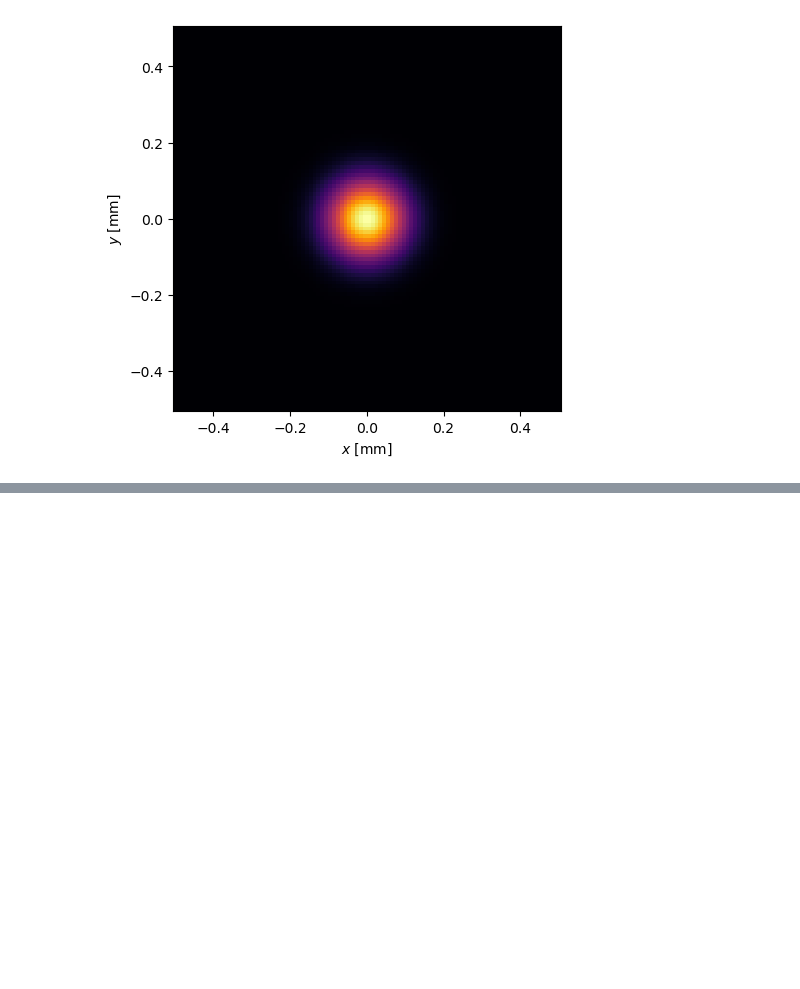
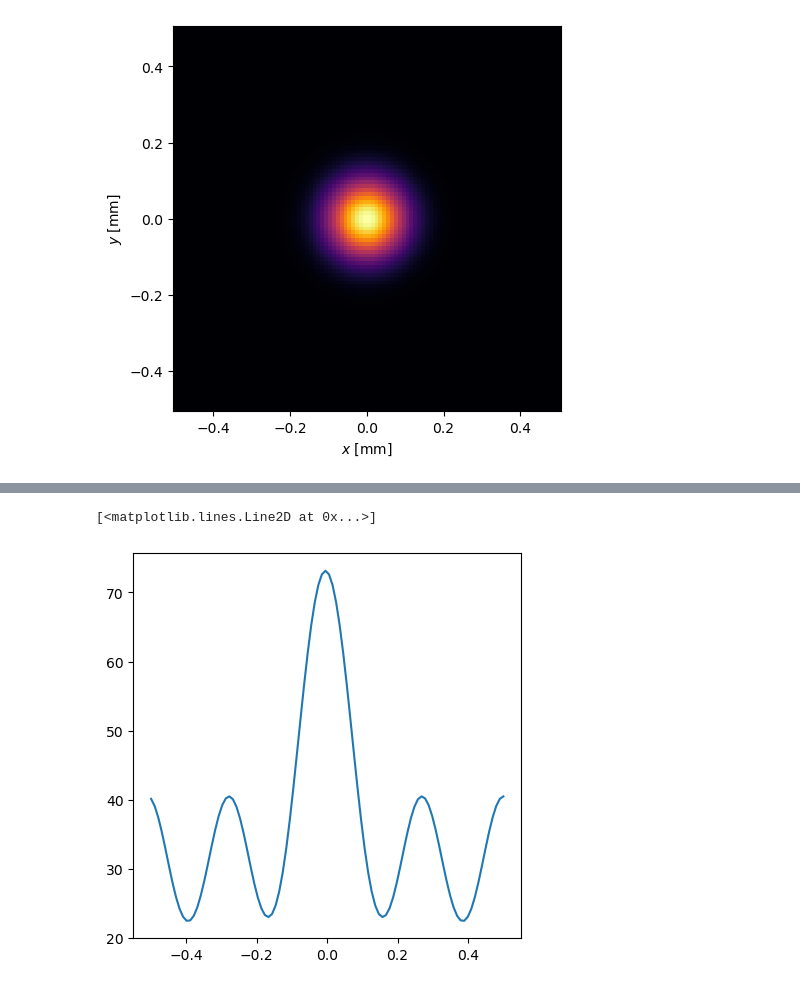
Before and after one commit to piyamure/friends, a Jupyter notebook: optics.ipynb, the cells around one changed output, grey strips where cells are left out. Saved outputs shown, nothing was run; the diff lists cells and outputs as text; code cells hidden in the pictures; blank space fills up the shorter version.

```diff
--- a/optics.ipynb
+++ b/optics.ipynb
@@ -40,0 +74,7 @@ plt.show()
+# %%
+# corss section of the above figure (along x axis)
+plt.figure(figsize=(5,5))
+plt.plot(length,np.abs(after_lens)[50])
+# %% [output]
+[<matplotlib.lines.Line2D at 0x...>]
+[figure, added]
```
Also changed, not shown: parts of 4 cells of this notebook.
